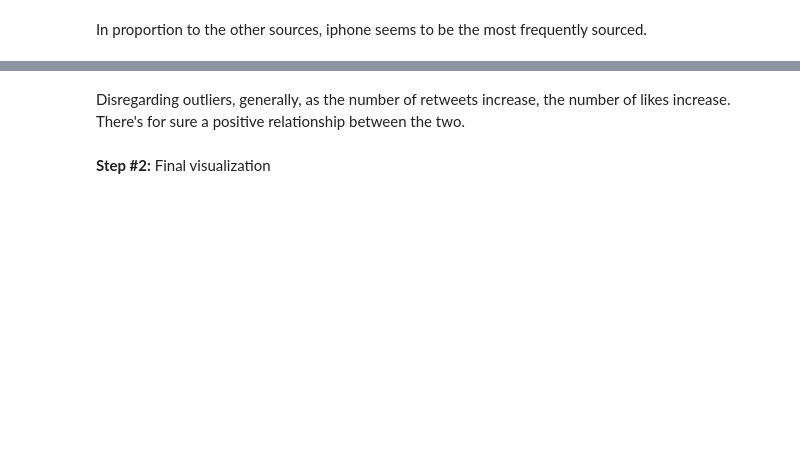
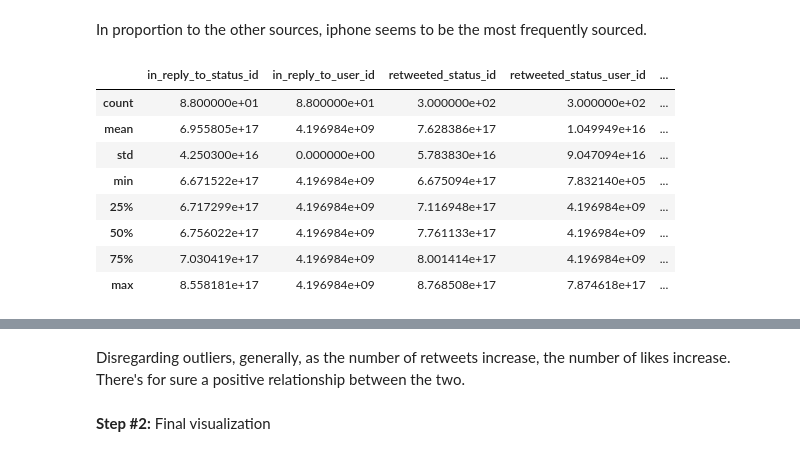
Before and after one commit to hbyhadeel/Wrangle_Project, a Jupyter notebook: wrangle_act.ipynb, the cells around one changed output, grey strips where cells are left out. Cells and saved outputs as stored; diff of their text form; code cells hidden in the pictures; blank space fills up the shorter version.

```diff
--- a/wrangle_act.ipynb
+++ b/wrangle_act.ipynb
@@ -601,2 +546,15 @@ plt.xticks(ha='right');
 # %% [markdown]
 In proportion to the other sources, iphone seems to be the most frequently sourced.
+# %%
+# observe statistic summary
+df_new.describe()
+# %% [output]
+|  | in_reply_to_status_id | in_reply_to_user_id | retweeted_status_id | retweeted_status_user_id | ... |
+| count | 8.800000e+01 | 8.800000e+01 | 3.000000e+02 | 3.000000e+02 | ... |
+| mean | 6.955805e+17 | 4.196984e+09 | 7.628386e+17 | 1.049949e+16 | ... |
+| std | 4.250300e+16 | 0.000000e+00 | 5.783830e+16 | 9.047094e+16 | ... |
+| min | 6.671522e+17 | 4.196984e+09 | 6.675094e+17 | 7.832140e+05 | ... |
+| 25% | 6.717299e+17 | 4.196984e+09 | 7.116948e+17 | 4.196984e+09 | ... |
+| 50% | 6.756022e+17 | 4.196984e+09 | 7.761133e+17 | 4.196984e+09 | ... |
+| 75% | 7.030419e+17 | 4.196984e+09 | 8.001414e+17 | 4.196984e+09 | ... |
+| max | 8.558181e+17 | 4.196984e+09 | 8.768508e+17 | 7.874618e+17 | ... |
```
Also changed, not shown: parts of 14 cells of this notebook, 11 other files.
